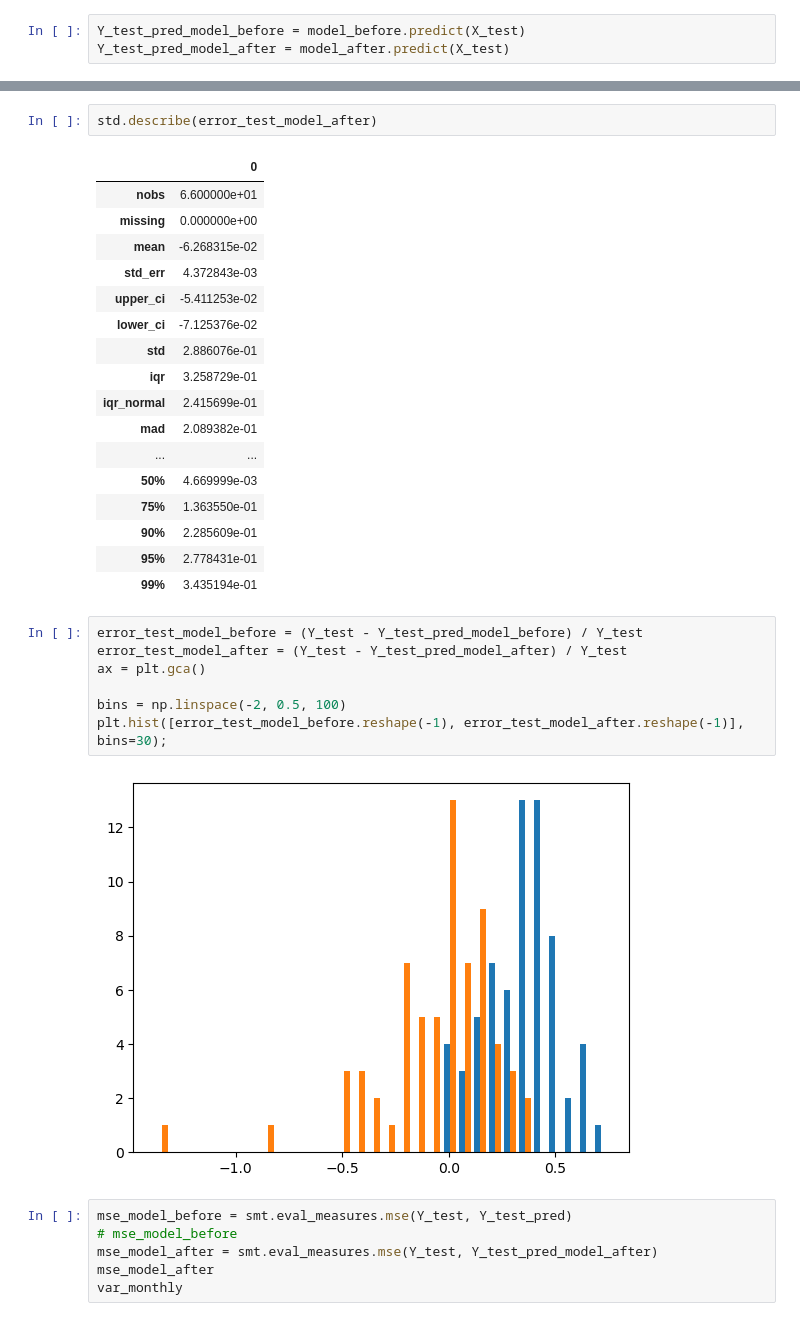
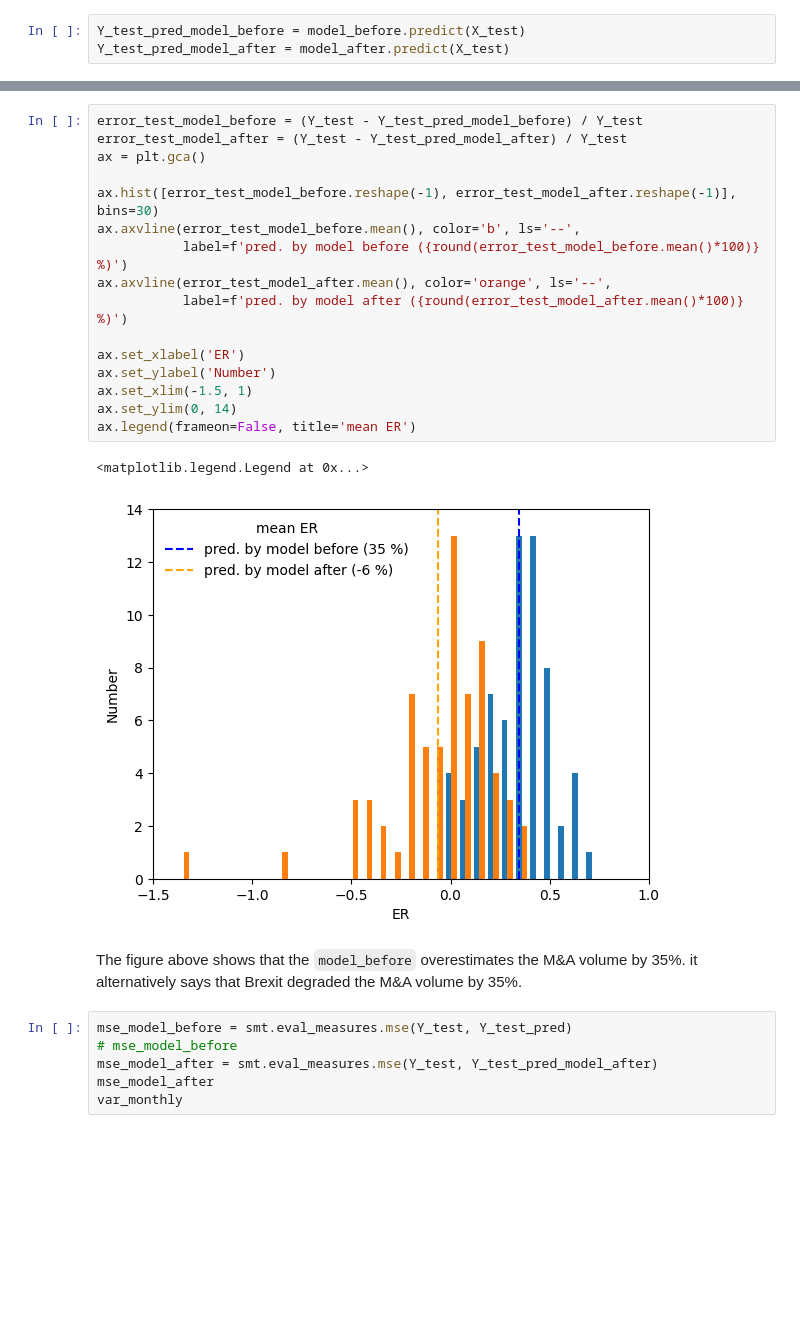
Before and after one commit to victoriawong1123/data_science_project, a Jupyter notebook: notebooks/quarterly_model.ipynb, the cells around one changed output, grey strips where cells are left out. Saved outputs shown, nothing was run; the diff lists cells and outputs as text; blank space fills up the shorter version.

```diff
--- a/notebooks/quarterly_model.ipynb
+++ b/notebooks/quarterly_model.ipynb
@@ -220,32 +213,24 @@ std.describe(error_test_model_before)
-# %%
-std.describe(error_test_model_after)
-# %% [output]
-|  | 0 |
-| nobs | 6.600000e+01 |
-| missing | 0.000000e+00 |
-| mean | -6.268315e-02 |
-| std_err | 4.372843e-03 |
-| upper_ci | -5.411253e-02 |
-| lower_ci | -7.125376e-02 |
-| std | 2.886076e-01 |
-| iqr | 3.258729e-01 |
-| iqr_normal | 2.415699e-01 |
-| mad | 2.089382e-01 |
-| ... | ... |
-| 50% | 4.669999e-03 |
-| 75% | 1.363550e-01 |
-| 90% | 2.285609e-01 |
-| 95% | 2.778431e-01 |
-| 99% | 3.435194e-01 |
-# %%
-error_test_model_before = (Y_test - Y_test_pred_model_before) / Y_test
-error_test_model_after = (Y_test - Y_test_pred_model_after) / Y_test
-ax = plt.gca()
-
-bins = np.linspace(-2, 0.5, 100)
-plt.hist([error_test_model_before.reshape(-1), error_test_model_after.reshape(-1)], bins=30);
-# %% [output]
-[figure, removed]
+# %%
+error_test_model_before = (Y_test - Y_test_pred_model_before) / Y_test
+error_test_model_after = (Y_test - Y_test_pred_model_after) / Y_test
+ax = plt.gca()
+
+ax.hist([error_test_model_before.reshape(-1), error_test_model_after.reshape(-1)], bins=30)
+ax.axvline(error_test_model_before.mean(), color='b', ls='--',
+           label=f'pred. by model before ({round(error_test_model_before.mean()*100)} %)')
+ax.axvline(error_test_model_after.mean(), color='orange', ls='--',
+           label=f'pred. by model after ({round(error_test_model_after.mean()*100)} %)')
+
+ax.set_xlabel('ER')
+ax.set_ylabel('Number')
+ax.set_xlim(-1.5, 1)
+ax.set_ylim(0, 14)
+ax.legend(frameon=False, title='mean ER')
+# %% [output]
+<matplotlib.legend.Legend at 0x...>
+[figure, added]
+# %% [markdown]
+The figure above shows that the `model_before` overestimates the M&A volume by 35%. it alternatively says that Brexit degraded the M&A volume by 35%.
 # %%
 mse_model_before = smt.eval_measures.mse(Y_test, Y_test_pred)
 # mse_model_before
```
Also changed, not shown: parts of 22 cells of this notebook, 1 other file.
